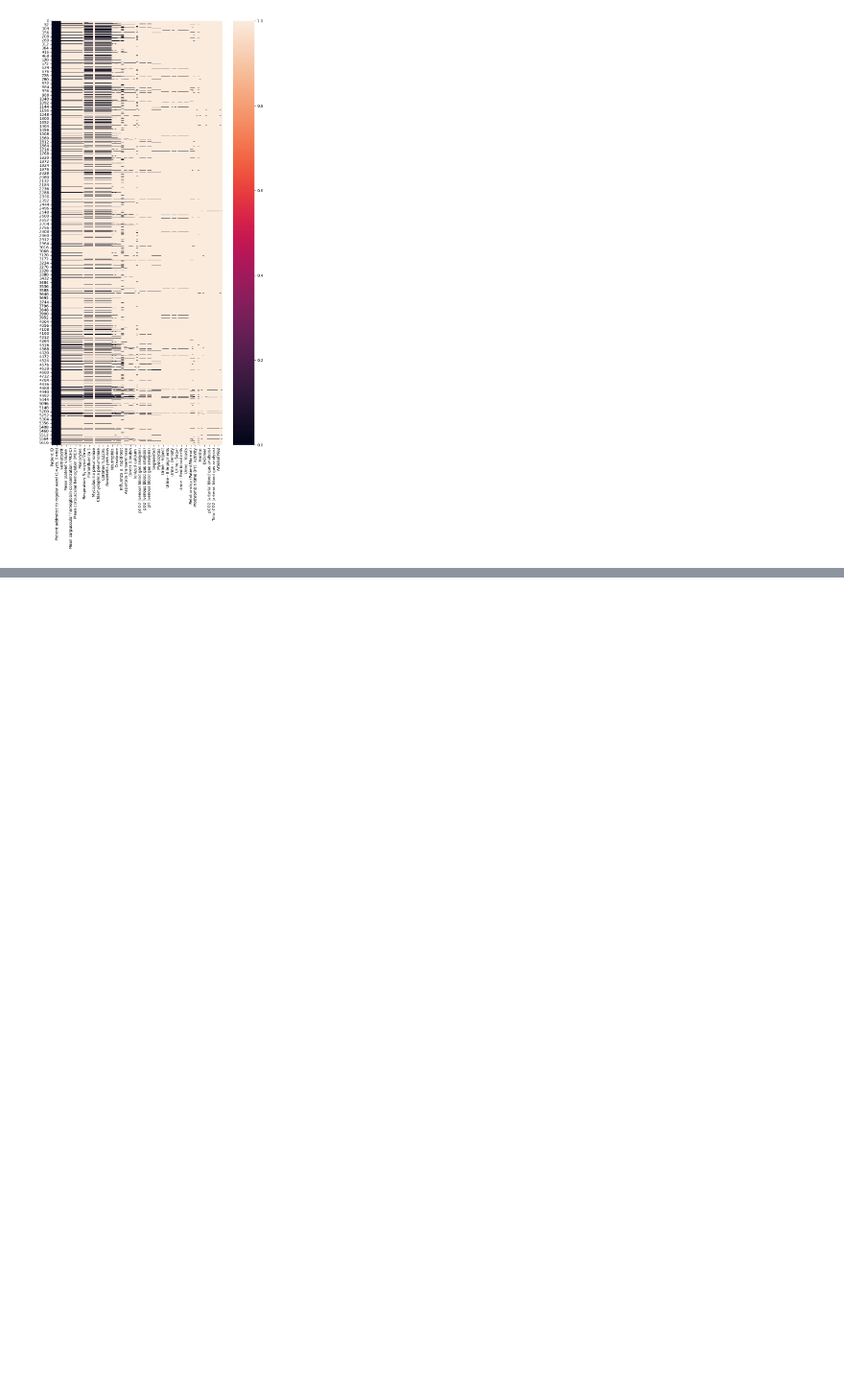
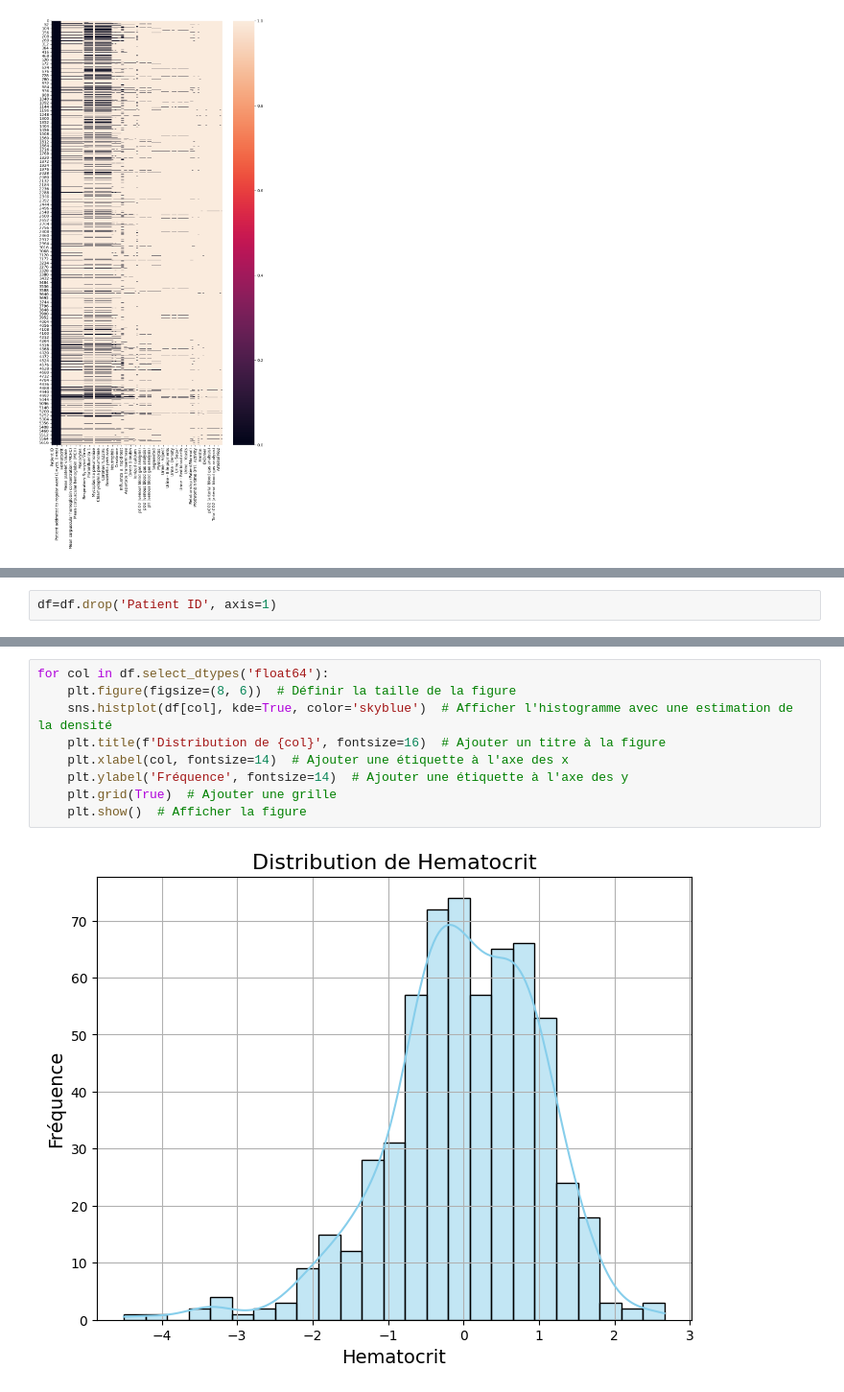
Before and after one commit to Just1919/Projet_Covid, a Jupyter notebook: Projet_Covid.ipynb, the cells around one changed output, grey strips where cells are left out. Shown at 96% size. Drawn from its saved outputs; the diff is of its cells as text; blank space fills up the shorter version.

```diff
--- a/Projet_Covid.ipynb
+++ b/Projet_Covid.ipynb
@@ -165,0 +163,2 @@ Index(['Patient ID', 'Patient age quantile', 'SARS-Cov-2 exam result',
+# %%
+df=df.drop('Patient ID', axis=1)
@@ -165,0 +188,11 @@ Index(['Patient ID', 'Patient age quantile', 'SARS-Cov-2 exam result',
+# %%
+for col in df.select_dtypes('float64'):
+    plt.figure(figsize=(8, 6))  # Définir la taille de la figure
+    sns.histplot(df[col], kde=True, color='skyblue')  # Afficher l'histogramme avec une estimation de la densité
+    plt.title(f'Distribution de {col}', fontsize=16)  # Ajouter un titre à la figure
+    plt.xlabel(col, fontsize=14)  # Ajouter une étiquette à l'axe des x
+    plt.ylabel('Fréquence', fontsize=14)  # Ajouter une étiquette à l'axe des y
+    plt.grid(True)  # Ajouter une grille
+    plt.show()  # Afficher la figure
+# %% [output]
+[figure, added]
```
Also changed, not shown: parts of 21 cells of this notebook.
